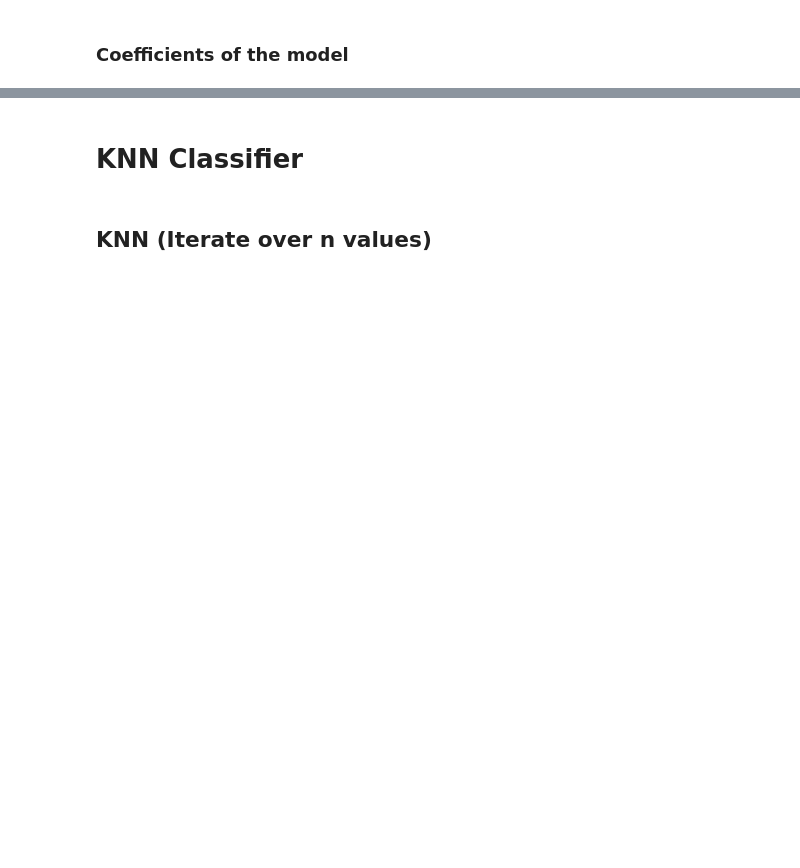
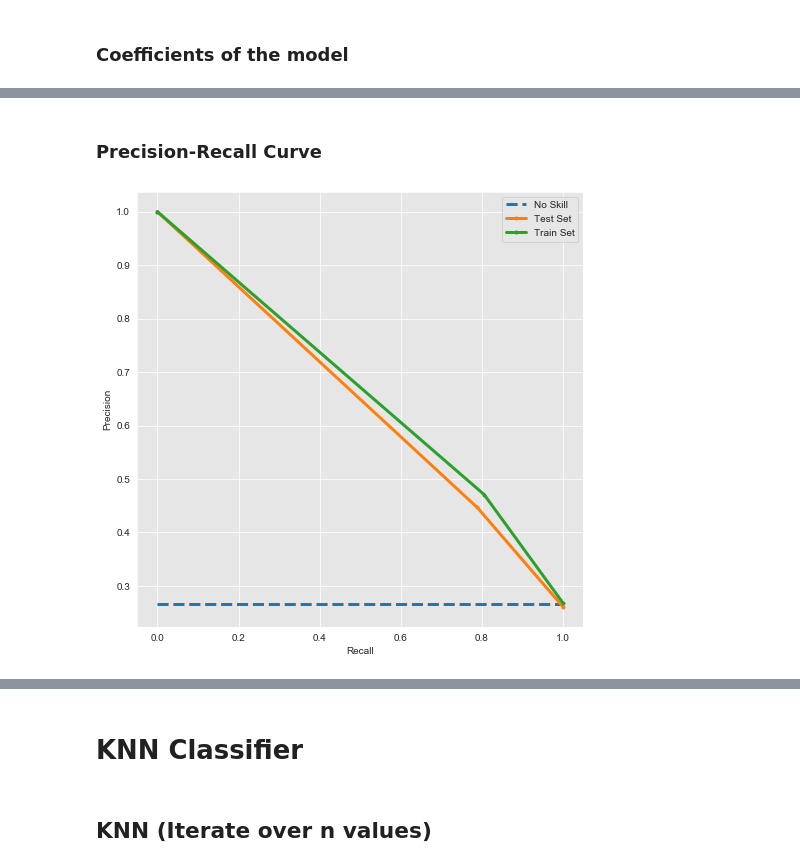
Before and after one commit to mattblasa/Customer-Churn-Prediction-Project, a Jupyter notebook: 2- Customer Churn Modelling Notebook.ipynb, the cells around one changed output, grey strips where cells are left out. Saved outputs shown, nothing was run; the diff lists cells and outputs as text; code cells hidden in the pictures; blank space fills up the shorter version.

```diff
--- a/2- Customer Churn Modelling Notebook.ipynb
+++ b/2- Customer Churn Modelling Notebook.ipynb
@@ -435,0 +479,6 @@ plot_coefficients(clf)
+# %% [markdown]
+### Precision-Recall Curve
+# %%
+plot_pr_rc_curve(y_test, y_pred_test, y_train_smoted, y_pred_train)
+# %% [output]
+[figure, added]
```
Also changed, not shown: parts of 62 cells of this notebook, 1 other file.
